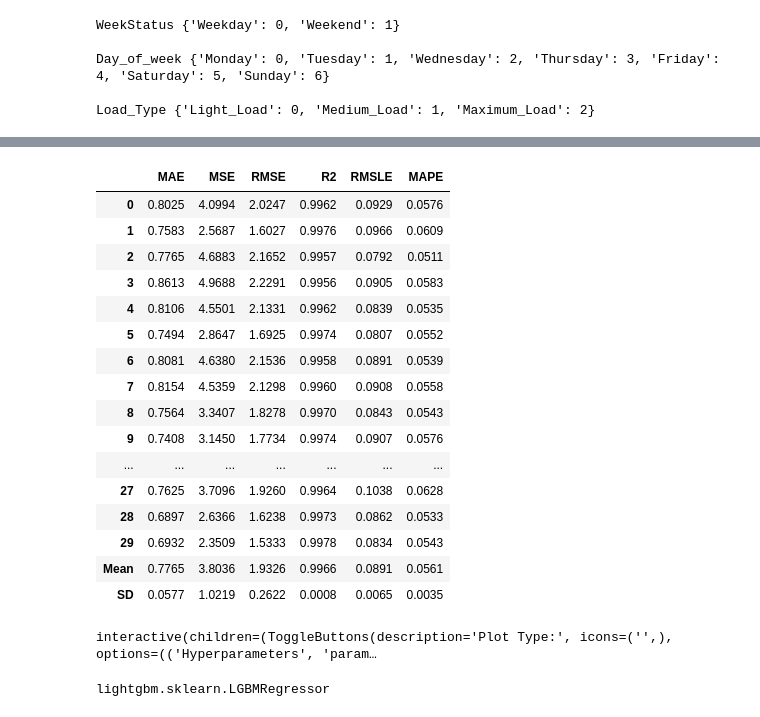
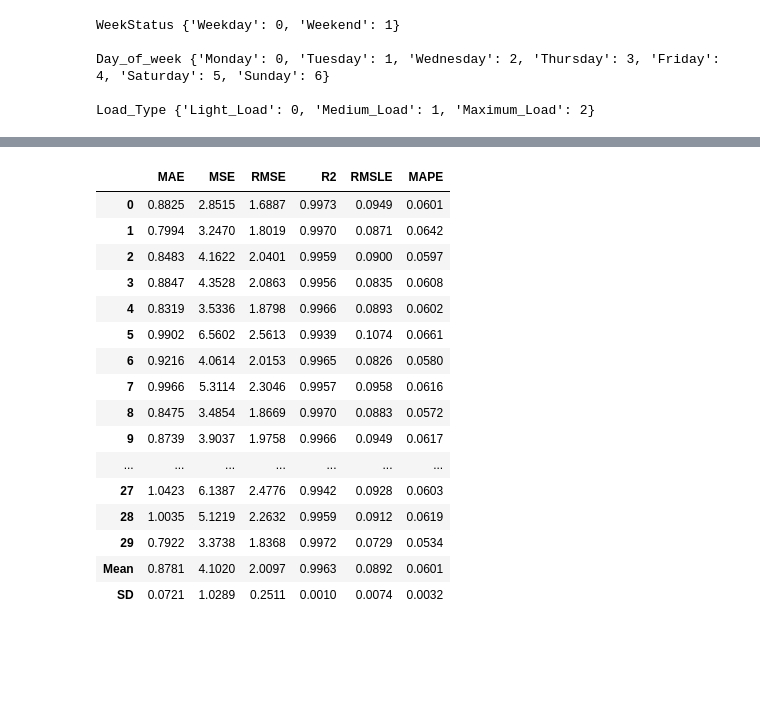
Before and after one commit to williamteles/Regression_Data_Mining, a Jupyter notebook: Regression_Mineração_de_Dados.ipynb, the cells around one changed output, grey strips where cells are left out. Drawn from its saved outputs; the diff is of its cells as text; code cells hidden in the pictures; blank space fills up the shorter version.

```diff
--- a/Regression_Mineração_de_Dados.ipynb
+++ b/Regression_Mineração_de_Dados.ipynb
@@ -237,32 +286,24 @@ model = create_model('lightgbm')
 # %%
 tuned_model = tune_model(model, n_iter=50, optimize='RMSE',
-                         search_library='tune-sklearn',
+                         search_library='scikit-optimize',
                          search_algorithm='bayesian',
                          early_stopping=True,
                          early_stopping_max_iters=10)
 # %% [output]
 |  | MAE | MSE | RMSE | R2 | RMSLE | MAPE |
-| 0 | 0.8025 | 4.0994 | 2.0247 | 0.9962 | 0.0929 | 0.0576 |
-| 1 | 0.7583 | 2.5687 | 1.6027 | 0.9976 | 0.0966 | 0.0609 |
-| 2 | 0.7765 | 4.6883 | 2.1652 | 0.9957 | 0.0792 | 0.0511 |
-| 3 | 0.8613 | 4.9688 | 2.2291 | 0.9956 | 0.0905 | 0.0583 |
-| 4 | 0.8106 | 4.5501 | 2.1331 | 0.9962 | 0.0839 | 0.0535 |
-| 5 | 0.7494 | 2.8647 | 1.6925 | 0.9974 | 0.0807 | 0.0552 |
-| 6 | 0.8081 | 4.6380 | 2.1536 | 0.9958 | 0.0891 | 0.0539 |
-| 7 | 0.8154 | 4.5359 | 2.1298 | 0.9960 | 0.0908 | 0.0558 |
-| 8 | 0.7564 | 3.3407 | 1.8278 | 0.9970 | 0.0843 | 0.0543 |
-| 9 | 0.7408 | 3.1450 | 1.7734 | 0.9974 | 0.0907 | 0.0576 |
+| 0 | 0.8825 | 2.8515 | 1.6887 | 0.9973 | 0.0949 | 0.0601 |
+| 1 | 0.7994 | 3.2470 | 1.8019 | 0.9970 | 0.0871 | 0.0642 |
+| 2 | 0.8483 | 4.1622 | 2.0401 | 0.9959 | 0.0900 | 0.0597 |
+| 3 | 0.8847 | 4.3528 | 2.0863 | 0.9956 | 0.0835 | 0.0608 |
+| 4 | 0.8319 | 3.5336 | 1.8798 | 0.9966 | 0.0893 | 0.0602 |
+| 5 | 0.9902 | 6.5602 | 2.5613 | 0.9939 | 0.1074 | 0.0661 |
+| 6 | 0.9216 | 4.0614 | 2.0153 | 0.9965 | 0.0826 | 0.0580 |
+| 7 | 0.9966 | 5.3114 | 2.3046 | 0.9957 | 0.0958 | 0.0616 |
+| 8 | 0.8475 | 3.4854 | 1.8669 | 0.9970 | 0.0883 | 0.0572 |
+| 9 | 0.8739 | 3.9037 | 1.9758 | 0.9966 | 0.0949 | 0.0617 |
 | ... | ... | ... | ... | ... | ... | ... |
-| 27 | 0.7625 | 3.7096 | 1.9260 | 0.9964 | 0.1038 | 0.0628 |
-| 28 | 0.6897 | 2.6366 | 1.6238 | 0.9973 | 0.0862 | 0.0533 |
-| 29 | 0.6932 | 2.3509 | 1.5333 | 0.9978 | 0.0834 | 0.0543 |
-| Mean | 0.7765 | 3.8036 | 1.9326 | 0.9966 | 0.0891 | 0.0561 |
-| SD | 0.0577 | 1.0219 | 0.2622 | 0.0008 | 0.0065 | 0.0035 |
+| 27 | 1.0423 | 6.1387 | 2.4776 | 0.9942 | 0.0928 | 0.0603 |
+| 28 | 1.0035 | 5.1219 | 2.2632 | 0.9959 | 0.0912 | 0.0619 |
+| 29 | 0.7922 | 3.3738 | 1.8368 | 0.9972 | 0.0729 | 0.0534 |
+| Mean | 0.8781 | 4.1020 | 2.0097 | 0.9963 | 0.0892 | 0.0601 |
+| SD | 0.0721 | 1.0289 | 0.2511 | 0.0010 | 0.0074 | 0.0032 |
-# %%
-evaluate_model(tuned_model)
-# %% [output]
-interactive(children=(ToggleButtons(description='Plot Type:', icons=('',), options=(('Hyperparameters', 'param…
-# %%
-type(tuned_model)
-# %% [output]
-lightgbm.sklearn.LGBMRegressor
```
Also changed, not shown: parts of 55 cells of this notebook.
